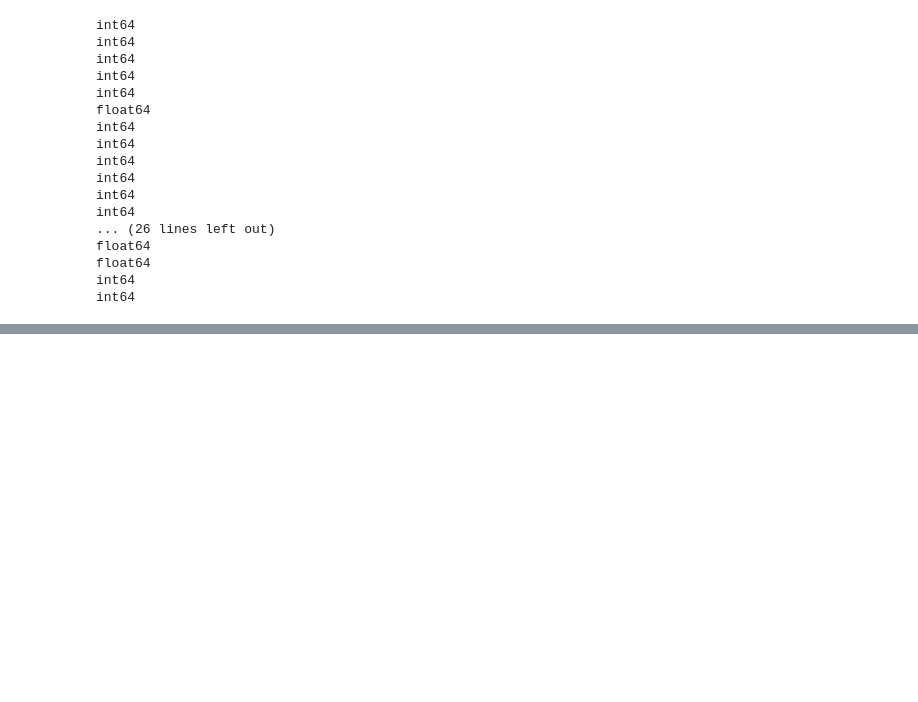
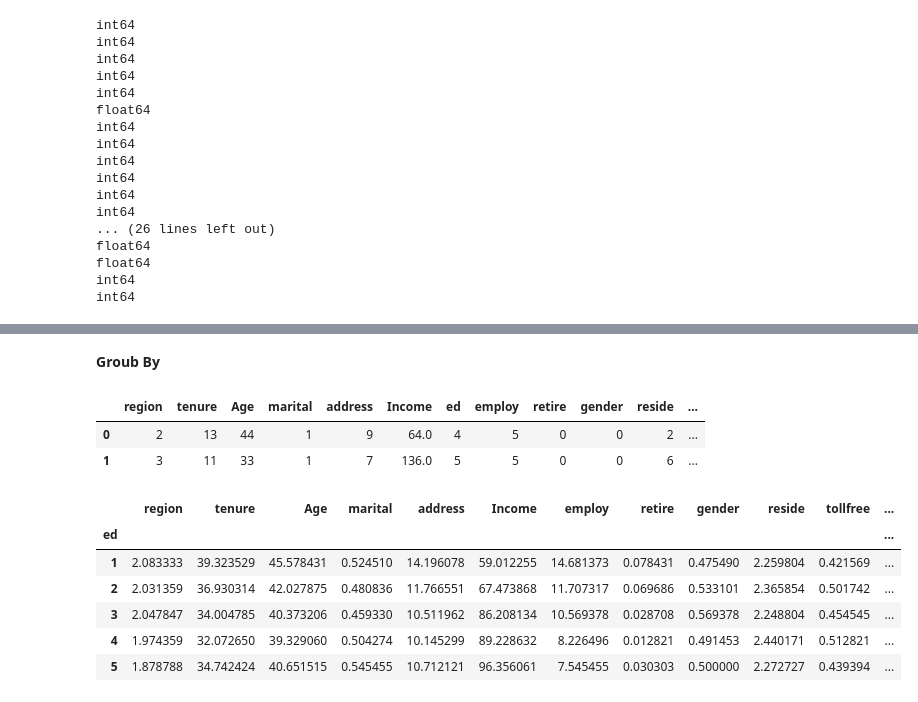
Before and after one commit to ErfanEbrahimiBazaz/pandas_tutorials, a Jupyter notebook: pandas general commands.ipynb, the cells around one changed output, grey strips where cells are left out. Saved outputs shown, nothing was run; the diff lists cells and outputs as text; code cells hidden in the pictures; blank space fills up the shorter version.

```diff
--- a/pandas general commands.ipynb
+++ b/pandas general commands.ipynb
@@ -776,0 +1293,18 @@ int64
+# %% [markdown]
+**Groub By**
+# %%
+df.head(2)
+# %% [output]
+|  | region | tenure | Age | marital | address | Income | ed | employ | retire | gender | reside | ... |
+| 0 | 2 | 13 | 44 | 1 | 9 | 64.0 | 4 | 5 | 0 | 0 | 2 | ... |
+| 1 | 3 | 11 | 33 | 1 | 7 | 136.0 | 5 | 5 | 0 | 0 | 6 | ... |
+# %%
+df.groupby('ed').mean()
+# %% [output]
+|  | region | tenure | Age | marital | address | Income | employ | retire | gender | reside | tollfree | ... |
+| ed |  |  |  |  |  |  |  |  |  |  |  | ... |
+| 1 | 2.083333 | 39.323529 | 45.578431 | 0.524510 | 14.196078 | 59.012255 | 14.681373 | 0.078431 | 0.475490 | 2.259804 | 0.421569 | ... |
+| 2 | 2.031359 | 36.930314 | 42.027875 | 0.480836 | 11.766551 | 67.473868 | 11.707317 | 0.069686 | 0.533101 | 2.365854 | 0.501742 | ... |
+| 3 | 2.047847 | 34.004785 | 40.373206 | 0.459330 | 10.511962 | 86.208134 | 10.569378 | 0.028708 | 0.569378 | 2.248804 | 0.454545 | ... |
+| 4 | 1.974359 | 32.072650 | 39.329060 | 0.504274 | 10.145299 | 89.228632 | 8.226496 | 0.012821 | 0.491453 | 2.440171 | 0.512821 | ... |
+| 5 | 1.878788 | 34.742424 | 40.651515 | 0.545455 | 10.712121 | 96.356061 | 7.545455 | 0.030303 | 0.500000 | 2.272727 | 0.439394 | ... |
```
Also changed, not shown: parts of 87 cells of this notebook.
